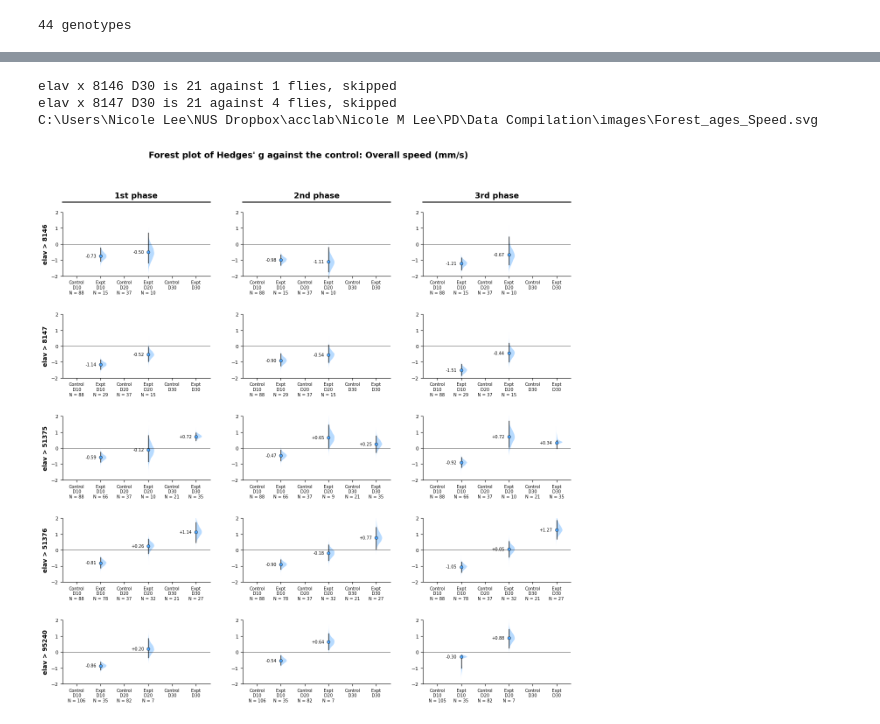
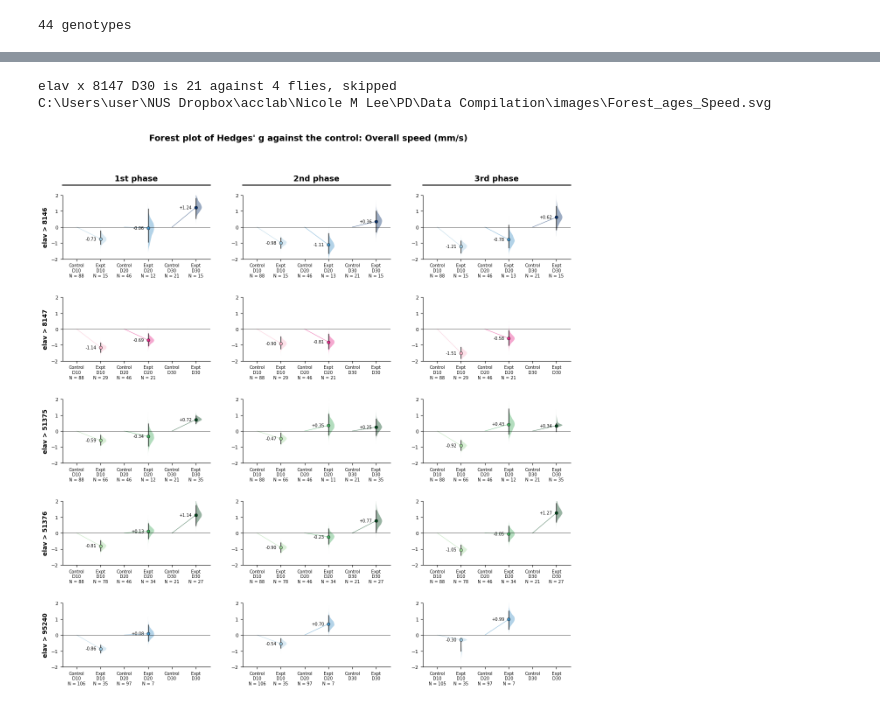
Before and after one commit to mnicolee/DrosoClimb_asyn, a Jupyter notebook: 6. Forestplot.ipynb, the cells around one changed output, grey strips where cells are left out. Saved outputs shown, nothing was run; the diff lists cells and outputs as text; code cells hidden in the pictures.

```diff
--- a/6. Forestplot.ipynb
+++ b/6. Forestplot.ipynb
@@ -232,7 +238,7 @@ ylabel = "Paired Hedges' g"
 res = genotypecontrasts(m)
 phasekeys = [phaselabels[n] for n in phase]
 
-fig, axes = plt.subplots(len(ages), 1, figsize = (16, 12), gridspec_kw = {"hspace": 0.9})
+fig, axes = plt.subplots(len(ages), 1, figsize = (16, 12), gridspec_kw = {"hspace": 0.4})
 
 for ax, age in zip(axes, ages):
     here = res[res.block == age]
@@ -254,7 +260,7 @@ for ax, age in zip(axes, ages):
     ax.tick_params(labelsize = 8)
 
     for g in genos:
-        colour = lightblue if g.startswith("elav x") else "#000000"
+        colour = colourof(g, age)
         xs = [pos[(g, p)] for p in phasekeys]
         ys = []
         for p in phasekeys:
@@ -265,7 +271,7 @@ for ax, age in zip(axes, ages):
 
     for _, r in here.dropna(subset = ["difference"]).iterrows():
         at = pos[(r["genotype"], r["group"])]
-        colour = lightblue if r["genotype"].startswith("elav x") else "#000000"
+        colour = colourof(r["genotype"], age)
 
         parts = ax.violinplot(r["bootstraps"], positions = [at], widths = 0.5,
                               showextrema = False, showmedians = False)
@@ -288,7 +294,7 @@ for ax, age in zip(axes, ages):
 
     for g in genos:
         centre = np.mean([pos[(g, p)] for p in phasekeys])
-        ax.text(centre, -0.34, g.replace(" x ", " > "), transform = ax.get_xaxis_transform(),
+        ax.text(centre, -0.15, g.replace(" x ", " > "), transform = ax.get_xaxis_transform(),
                 ha = "center", va = "top", fontsize = 8, fontweight = "bold")
 
     ax.set_ylabel(ylabel, fontsize = 10)
@@ -316,7 +321,7 @@ ylabel = "Paired Hedges' g"
 res = genotypecontrasts(m)
 phasekeys = [phaselabels[n] for n in phase]
 
-fig, axes = plt.subplots(len(ages), 1, figsize = (16, 12), gridspec_kw = {"hspace": 0.9})
+fig, axes = plt.subplots(len(ages), 1, figsize = (16, 12), gridspec_kw = {"hspace": 0.5})
 
 for ax, age in zip(axes, ages):
     here = res[res.block == age]
@@ -338,7 +343,7 @@ for ax, age in zip(axes, ages):
     ax.tick_params(labelsize = 8)
 
     for g in genos:
-        colour = lightblue if g.startswith("elav x") else "#000000"
+        colour = colourof(g, age)
         xs = [pos[(g, p)] for p in phasekeys]
         ys = []
         for p in phasekeys:
@@ -349,7 +354,7 @@ for ax, age in zip(axes, ages):
 
     for _, r in here.dropna(subset = ["difference"]).iterrows():
         at = pos[(r["genotype"], r["group"])]
-        colour = lightblue if r["genotype"].startswith("elav x") else "#000000"
+        colour = colourof(r["genotype"], age)
 
         parts = ax.violinplot(r["bootstraps"], positions = [at], widths = 0.5,
                               showextrema = False, showmedians = False)
@@ -372,14 +377,14 @@ for ax, age in zip(axes, ages):
 
     for g in genos:
         centre = np.mean([pos[(g, p)] for p in phasekeys])
-        ax.text(centre, -0.34, g.replace(" x ", " > "), transform = ax.get_xaxis_transform(),
+        ax.text(centre, -0.15, g.replace(" x ", " > "), transform = ax.get_xaxis_transform(),
                 ha = "center", va = "top", fontsize = 8, fontweight = "bold")
 
     ax.set_ylabel(ylabel, fontsize = 10)
-    ax.text(-0.12, 0.5, age, transform = ax.transAxes, rotation = 90,
+    ax.text(-0.08, 0.5, age, transform = ax.transAxes, rotation = 90,
             ha = "center", va = "center", fontweight = "bold", fontsize = 13)
 
-fig.suptitle("Forest plot of Hedges' g against the first phase: " + rawlabels[m], fontweight = 'bold', fontsize = 14, y = 0.98)
+fig.suptitle("Forest plot of Hedges' g against the first phase: " + rawlabels[m], fontweight = 'bold', fontsize = 14, y = 0.96)
 #fig.savefig(savefiglocation + "Forest_phases_" + m + ".svg", bbox_inches='tight')
 
 print(savefiglocation + "Forest_phases_" + m + ".svg")
@@ -421,9 +425,14 @@ for row, cross in enumerate(crosses):
             ax.set_xticks([])
             continue
 
+        #the line from each control's baseline to its experimental, as plot 1 joins the phases
         for _, r in here.dropna(subset = ["difference"]).iterrows():
             at = groups.index(r["group"])
-            colour = lightblue if "Expt" in r["group"] else "#000000"
+            ax.plot([at - 1, at], [0, r["difference"]], color = colourof(cross, r["group"].split(" ")[1]), lw = 0.8, alpha = 0.6, zorder = 0)
+
+        for _, r in here.dropna(subset = ["difference"]).iterrows():
+            at = groups.index(r["group"])
+            colour = colourof(cross, r["group"].split(" ")[1]) if "Expt" in r["group"] else grey
 
             #the right half of the bootstrap distribution, clipped the way the DrosoClimb forest plot clips it
             parts = ax.violinplot(r["bootstraps"], positions = [at], widths = 0.5,
@@ -496,9 +504,14 @@ for row, cross in enumerate(crosses):
             ax.set_xticks([])
             continue
 
+        #the line from each control's baseline to its experimental, as plot 1 joins the phases
         for _, r in here.dropna(subset = ["difference"]).iterrows():
             at = groups.index(r["group"])
-            colour = lightblue if "Expt" in r["group"] else "#000000"
+            ax.plot([at - 1, at], [0, r["difference"]], color = colourof(cross, r["group"].split(" ")[1]), lw = 0.8, alpha = 0.6, zorder = 0)
+
+        for _, r in here.dropna(subset = ["difference"]).iterrows():
+            at = groups.index(r["group"])
+            colour = colourof(cross, r["group"].split(" ")[1]) if "Expt" in r["group"] else grey
 
             #the right half of the bootstrap distribution, clipped the way the DrosoClimb forest plot clips it
             parts = ax.violinplot(r["bootstraps"], positions = [at], widths = 0.5,
@@ -508,33 +521,32 @@ for row, cross in enumerate(crosses):
                 v[:, 0] = np.clip(v[:, 0], np.mean(v[:, 0]), np.inf)
                 pc.set_facecolor(colour)
                 pc.set_alpha(0.4)
 
             ax.plot([at, at], [r["low"], r["high"]], color = "black", lw = 1, zorder = 1)
             ax.plot(at, r["difference"], "o", color = colour, markersize = 5, zorder = 2,
                     markeredgecolor = "black", markeredgewidth = 0.5)
             ax.text(at - 0.18, r["difference"], "%+.2f" % r["difference"],
                     ha = "right", va = "center", fontsize = 7)
 
         ns = here.set_index("group")["N"]
         ax.set_xticks(range(len(groups)))
         ax.set_xticklabels([g.replace(" ", "\n") + ("\nN = " + str(ns[g]) if g in ns.index else "")
                             for g in groups], fontsize = 7)
 
     axes[row, 0].set_ylabel(cross.replace(" x ", " > "), fontweight = 'bold', fontsize = 10)
 
 #the line over each column, and the block it spans. The only axis the genotypes share.
 for col, b in enumerate(blocks):
     ax = axes[0, col]
     ax.plot([0, 1], [1.16, 1.16], transform = ax.transAxes, color = "k", lw = 1.6, clip_on = False)
     ax.text(0.5, 1.2, phaselabels[b] + " phase", transform = ax.transAxes, ha = "center", va = "bottom",
             fontsize = 13, fontweight = "bold")
 
 fig.suptitle("Forest plot of Hedges' g against the control: " + rawlabels[m], fontweight = 'bold', fontsize = 14, y = 0.98)
 #fig.savefig(savefiglocation + "Forest_ages_" + m + ".svg", bbox_inches='tight')
 
 print(savefiglocation + "Forest_ages_" + m + ".svg")
 # %% [output]
-elav x 8146 D30 is 21 against 1 flies, skipped
 elav x 8147 D30 is 21 against 4 flies, skipped
-C:\Users\Nicole Lee\NUS Dropbox\acclab\Nicole M Lee\PD\Data Compilation\images\Forest_ages_Speed.svg
+C:\Users\user\NUS Dropbox\acclab\Nicole M Lee\PD\Data Compilation\images\Forest_ages_Speed.svg
-[figure, old version]
+[figure, new version]
```
Also changed, not shown: parts of 7 cells of this notebook, 6 other files.
